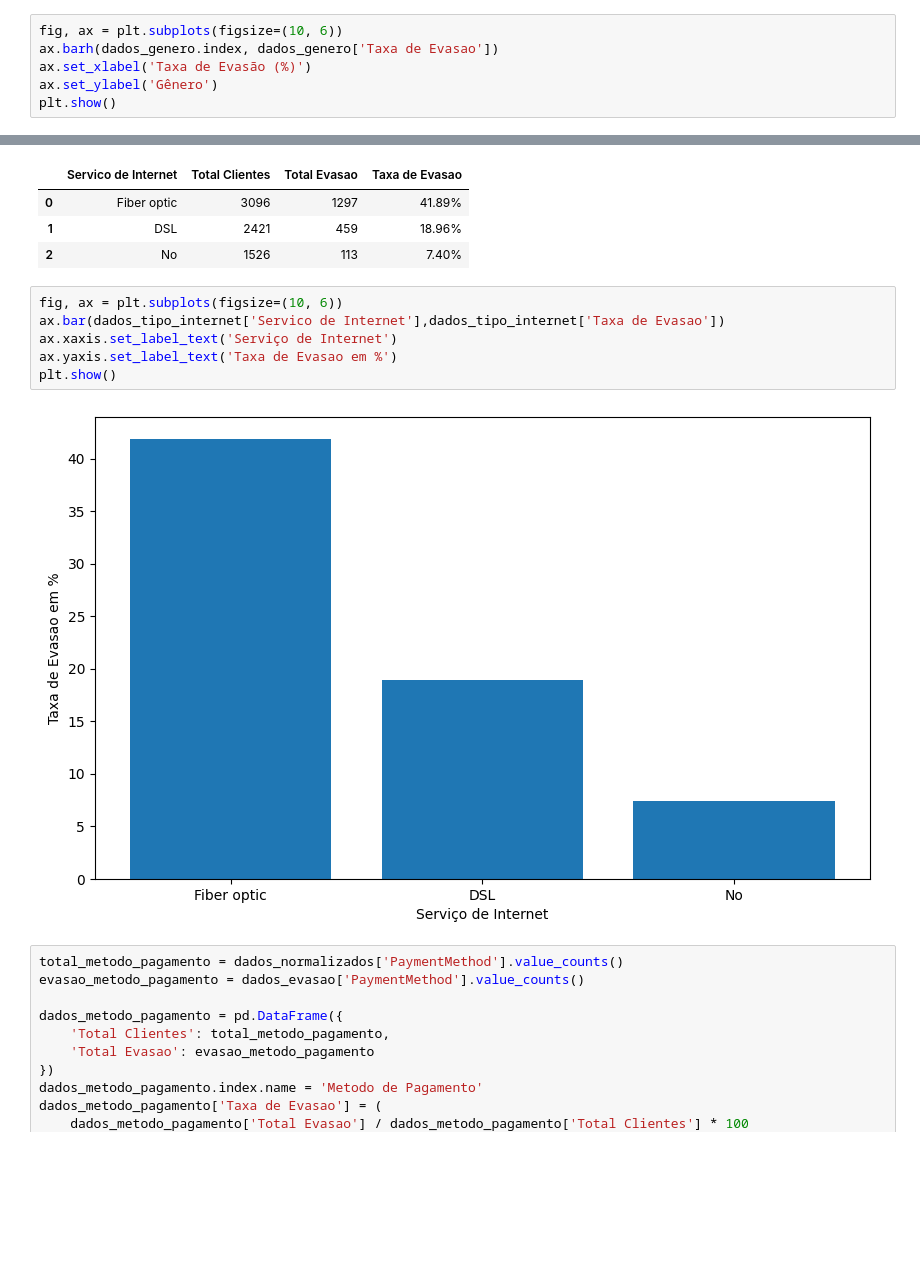
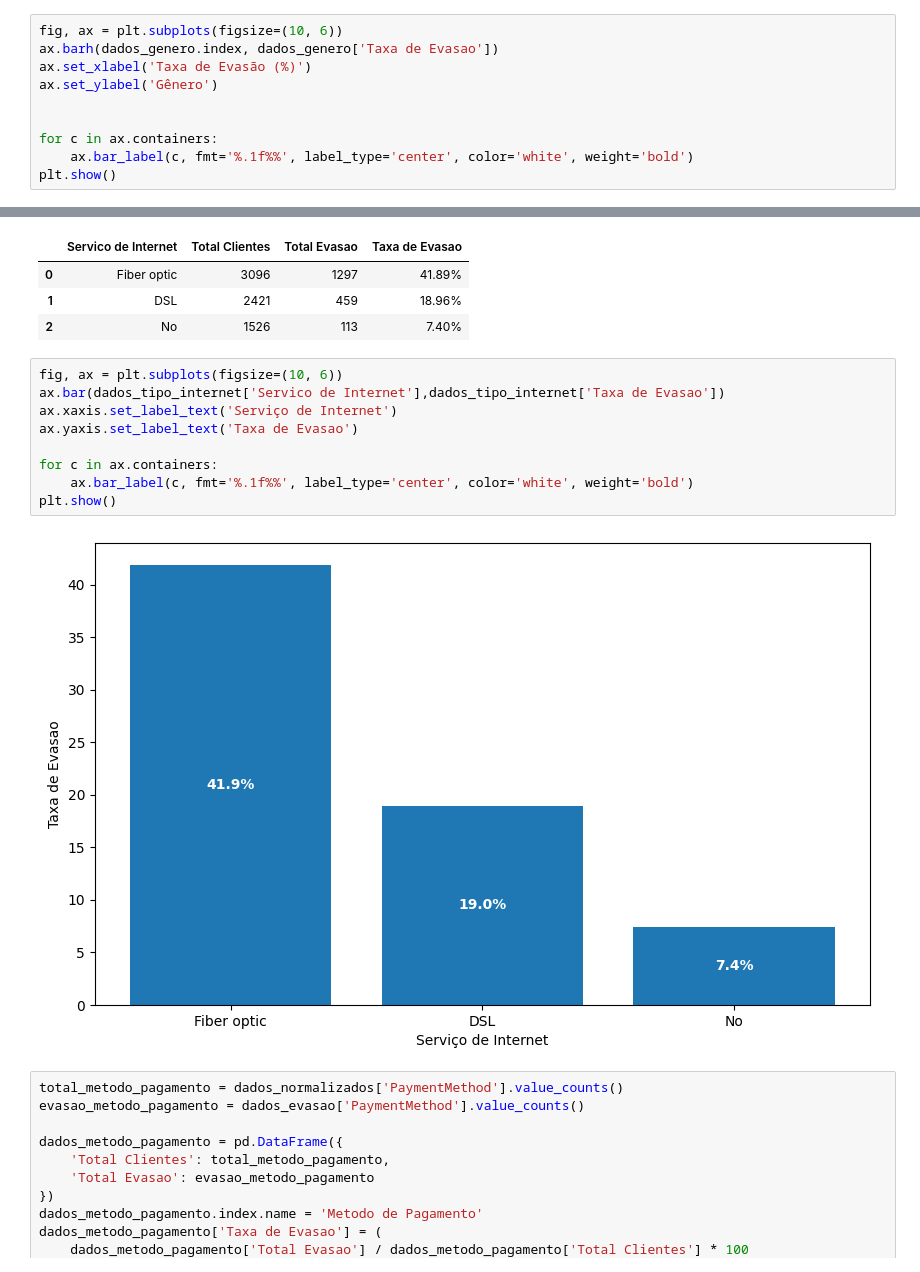
Before and after one commit to AntonioBMesquita/Challenge-Telecomx, a Jupyter notebook: TelecomX_BR.ipynb, the cells around one changed output, grey strips where cells are left out. Saved outputs shown, nothing was run; the diff lists cells and outputs as text; blank space fills up the shorter version.

```diff
--- a/TelecomX_BR.ipynb
+++ b/TelecomX_BR.ipynb
@@ -363,5 +366,9 @@ fig, ax = plt.subplots(figsize=(10, 6))
 ax.barh(dados_genero.index, dados_genero['Taxa de Evasao'])
 ax.set_xlabel('Taxa de Evasão (%)')
 ax.set_ylabel('Gênero')
+
+
+for c in ax.containers:
+    ax.bar_label(c, fmt='%.1f%%', label_type='center', color='white', weight='bold')
 plt.show()
 # %% [output]
@@ -560,11 +588,14 @@ Análise de Evasão por Serviço de internet
 # %%
 fig, ax = plt.subplots(figsize=(10, 6))
 ax.bar(dados_tipo_internet['Servico de Internet'],dados_tipo_internet['Taxa de Evasao'])
 ax.xaxis.set_label_text('Serviço de Internet')
-ax.yaxis.set_label_text('Taxa de Evasao em %')
+ax.yaxis.set_label_text('Taxa de Evasao')
+
+for c in ax.containers:
+    ax.bar_label(c, fmt='%.1f%%', label_type='center', color='white', weight='bold')
 plt.show()
 # %% [output]
-[figure, old version]
+[figure, new version]
 # %%
 total_metodo_pagamento = dados_normalizados['PaymentMethod'].value_counts()
 evasao_metodo_pagamento = dados_evasao['PaymentMethod'].value_counts()
```
Also changed, not shown: parts of 8 cells of this notebook.
